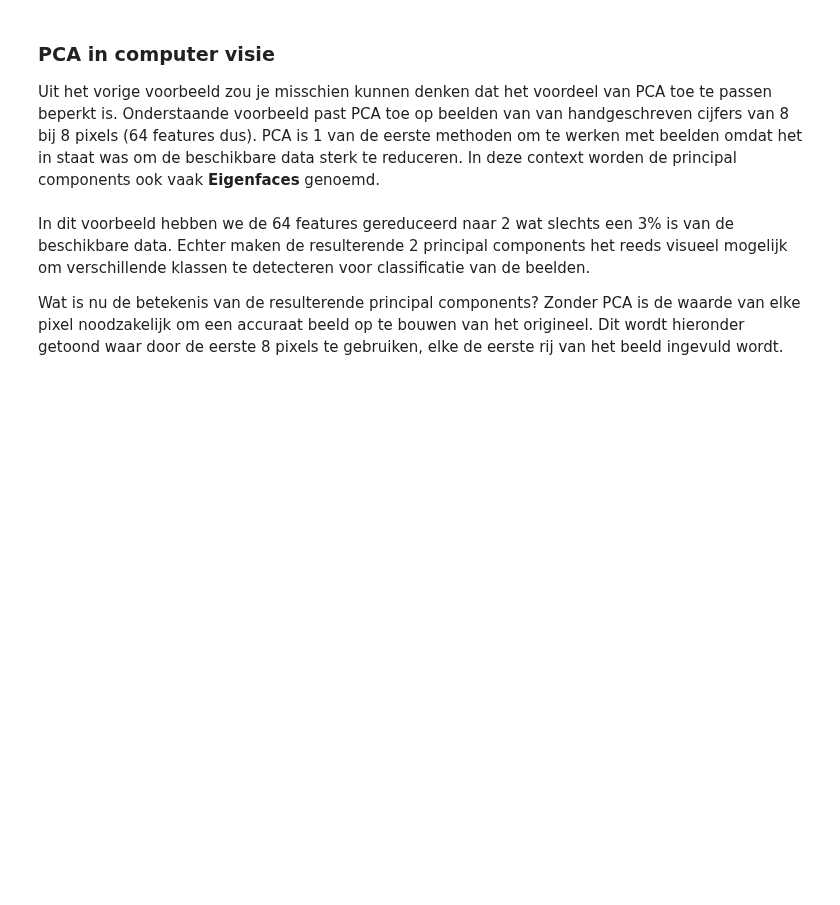
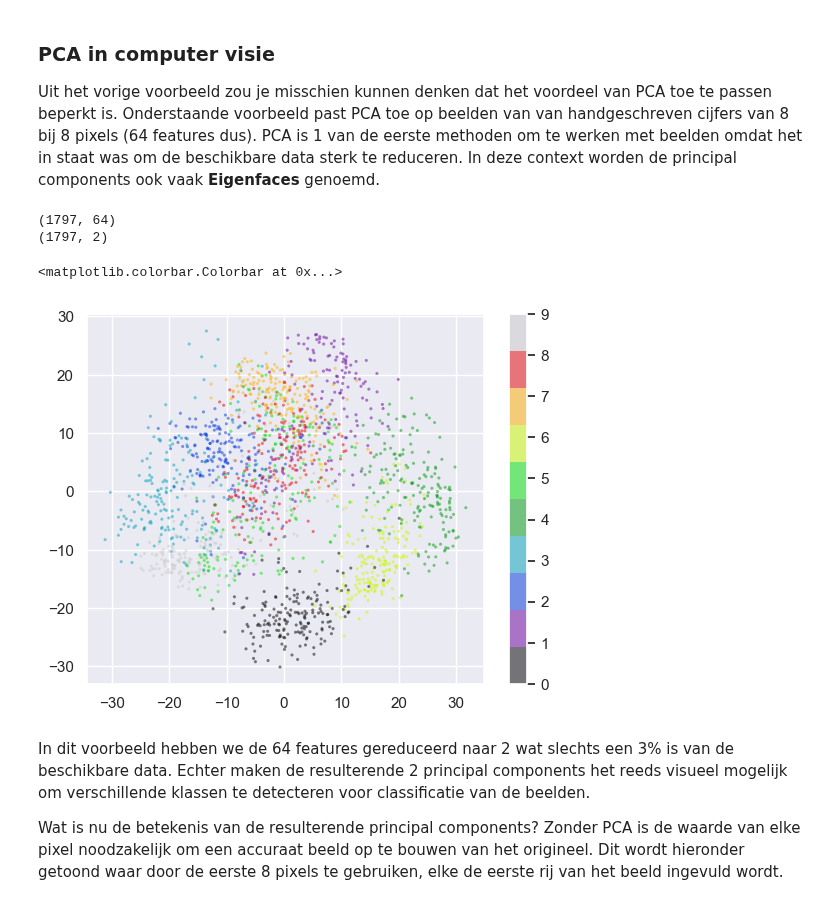
Before and after one commit to Data-Science-2425/Leerstof, a Jupyter notebook: Week 10/03_DimensionalityReduction.ipynb, the cells around one changed output. Drawn from its saved outputs; the diff is of its cells as text; code cells hidden in the pictures; blank space fills up the shorter version.

```diff
--- a/Week 10/03_DimensionalityReduction.ipynb
+++ b/Week 10/03_DimensionalityReduction.ipynb
@@ -141,6 +151,23 @@ Uit het vorige voorbeeld zou je misschien kunnen denken dat het voordeel van PCA
 Onderstaande voorbeeld past PCA toe op beelden van van handgeschreven cijfers van 8 bij 8 pixels (64 features dus).
 PCA is 1 van de eerste methoden om te werken met beelden omdat het in staat was om de beschikbare data sterk te reduceren.
 In deze context worden de principal components ook vaak **Eigenfaces** genoemd.
+# %%
+from sklearn.datasets import load_digits
+digits = load_digits()
+print(digits.data.shape)
+
+pca = PCA(2)
+X_pca = pca.fit_transform(digits.data)
+print(X_pca.shape)
+
+# moet je niet zelf kunnen
+plt.scatter(X_pca[:, 0], X_pca[:, 1], c=digits.target, edgecolor='none', alpha=0.5, cmap=plt.cm.get_cmap('nipy_spectral', 10), s=5)
+plt.colorbar()
+# %% [output]
+(1797, 64)
+(1797, 2)
+<matplotlib.colorbar.Colorbar at 0x...>
+[figure, added]
 # %% [markdown]
 In dit voorbeeld hebben we de 64 features gereduceerd naar 2 wat slechts een 3% is van de beschikbare data.
 Echter maken de resulterende 2 principal components het reeds visueel mogelijk om verschillende klassen te detecteren voor classificatie van de beelden.
```
Also changed, not shown: parts of 13 cells of this notebook.
